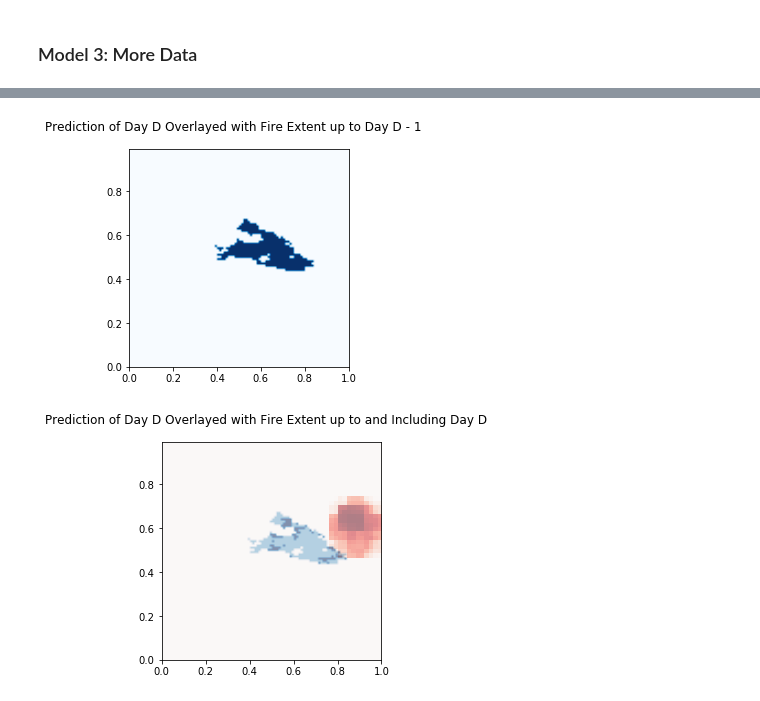
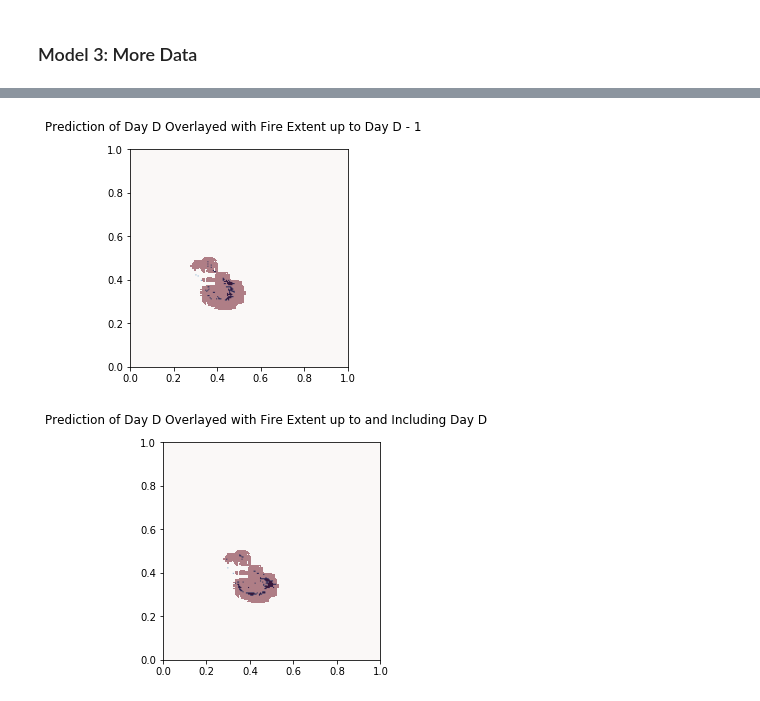
Before and after one commit to lchutny/wildfireplus, a Jupyter notebook: CNN_data_viz_final.ipynb, the cells around one changed output, grey strips where cells are left out. Drawn from its saved outputs; the diff is of its cells as text; code cells hidden in the pictures.

```diff
--- a/CNN_data_viz_final.ipynb
+++ b/CNN_data_viz_final.ipynb
@@ -49,8 +53,6 @@ humidity = True
 wind_speed = True
 wind_direction = True
 cloud_cover = False
-fire_direction = True
-fire_speed = True
 
 weather_variables = {
     'rainint': rainint,
@@ -60,9 +62,7 @@ weather_variables = {
     'Humidity': humidity,
     'Wind Speed': wind_speed,
     'Wind Direction': wind_direction,
-    'Cloud Cover': cloud_cover,
-    'Fire Direction': fire_direction,
-    'Fire Speed': fire_speed
+    'Cloud Cover': cloud_cover
 }
 
 weather_vars = []
@@ -83,7 +83,7 @@ normalized_weather = True
 matrix_dim = 32
 
 # multiplier for amount of zero-labeled data we want to add to dataset
-labeled_multiplier = 24
+labeled_multiplier = 4
 # %% [markdown]
 ## Dataset Preprocessing Pipeline
 # %% [markdown]
@@ -677,7 +684,7 @@ def prep_dataset_for_cnn(data, matrix_dim):
 # %%
 # run the datat preprocessing pipeline
 
-years = [2014]
+years = [2016]
 
 for y in years:
     print('*****************************************')
@@ -914,7 +920,7 @@ model_3 = keras.Model.from_config(new_config)
 model_3.set_weights(new_weights)
 # %%
 # predict fire locationf or that day using model 2
-l = predict_day('199', '269', model_3, matrix_dim)
+l = predict_day('140', '212', model_3, matrix_dim)
 
 # focus more closely on prediction
-m = l[0:100, 600:700]
+m = l[500:700, 300:500]
@@ -923,6 +927,10 @@ m = l[0:100, 600:700]
 # %%
 # show results
-m = l[0:100, 600:700]
+a = fire_data_dict['140']['212']
+b = a[500:700, 300:500]
+
+mm = l[500:700, 300:500]
+m = np.where(mm < .999, 0, 1)
 images_3 = [a, l, b, m]
 titles_3 = ["True Values", "Predicted Values (with Weather)", "True Values Zoomed", "Predicted Values Zoomed (with Weather)"]
 show_images(images_3, titles=titles_3)
@@ -962,45 +970,48 @@ plt.show()
 # %%
 # overlay prediction with previous days of fire
 
-z = fire_data_dict['199']['257'][0:100, 600:700]
-y = fire_data_dict['199']['258'][0:100, 600:700]
-x = fire_data_dict['199']['259'][0:100, 600:700]
-v = fire_data_dict['199']['260'][0:100, 600:700]
-u = fire_data_dict['199']['261'][0:100, 600:700]
-t = fire_data_dict['199']['262'][0:100, 600:700]
-s = fire_data_dict['199']['263'][0:100, 600:700]
-r = fire_data_dict['199']['264'][0:100, 600:700]
-# q = fire_data_dict['199']['265'][0:100, 600:700]
-p = fire_data_dict['199']['266'][0:100, 600:700]
-o = fire_data_dict['199']['267'][0:100, 600:700]
-n = fire_data_dict['199']['268'][0:100, 600:700]
+y = fire_data_dict['140']['204'][500:700, 300:500]
+x = fire_data_dict['140']['205'][500:700, 300:500]
+v = fire_data_dict['140']['206'][500:700, 300:500]
+u = fire_data_dict['140']['207'][500:700, 300:500]
+t = fire_data_dict['140']['208'][500:700, 300:500]
+s = fire_data_dict['140']['209'][500:700, 300:500]
+r = fire_data_dict['140']['210'][500:700, 300:500]
+q = fire_data_dict['140']['211'][500:700, 300:500]
+# p = fire_data_dict['140']['212'][500:700, 300:500]
+# o = fire_data_dict['140']['213'][500:700, 300:500]
+# n = fire_data_dict['140']['214'][500:700, 300:500]
+# nn = fire_data_dict['140']['215'][500:700, 300:500]
 
 zz = 0
-zz = np.add(z, y)
-zz = np.add(zz, x)
-zz = np.add(zz, v)
-zz = np.add(zz, u)
-zz = np.add(zz, t)
-zz = np.add(zz, s)
-zz = np.add(zz, r)
-# zz = np.add(zz, q)
-zz = np.add(zz, p)
-zz = np.add(zz, o)
-zz = np.add(zz, n)
+qq = 0
+qq = np.add(zz, y)
+qq = np.add(zz, x)
+qq = np.add(zz, v)
+qq = np.add(zz, u)
+qq = np.add(zz, t)
+qq = np.add(zz, s)
+qq = np.add(zz, r)
+zz = np.add(zz, q)
+# zz = np.add(zz, o)
+# zz = np.add(zz, n)
+# zz = np.add(zz, nn)
+
 
 extent = np.min(zz), np.max(zz), np.min(m), np.max(m)
 
 fig2 = plt.figure(frameon=False)
 fig2.suptitle("Prediction of Day D Overlayed with Fire Extent up to Day D - 1")
-im_203 = plt.imshow(zz, cmap='Blues', interpolation='bilinear', extent=extent)
+im_203 = plt.imshow(qq, cmap='Blues', interpolation='bilinear', extent=extent)
+im_208 = plt.imshow(m, cmap='Reds', interpolation='nearest', extent=extent, alpha=0.5)
 plt.show()
 
 yy = np.add(zz, b)
 fig3 = plt.figure(frameon=False)
 im_act = plt.imshow(yy, cmap='Blues', interpolation='bilinear', extent=extent)
 im_pred = plt.imshow(m, cmap='Reds', interpolation='nearest', extent=extent, alpha=0.5)
 fig3.suptitle("Prediction of Day D Overlayed with Fire Extent up to and Including Day D")
 plt.show()
 # %% [output]
-[figure, old version]
+[figure, new version]
-[figure, old version]
+[figure, new version]
```
Also changed, not shown: parts of 29 cells of this notebook, 1 other file.
